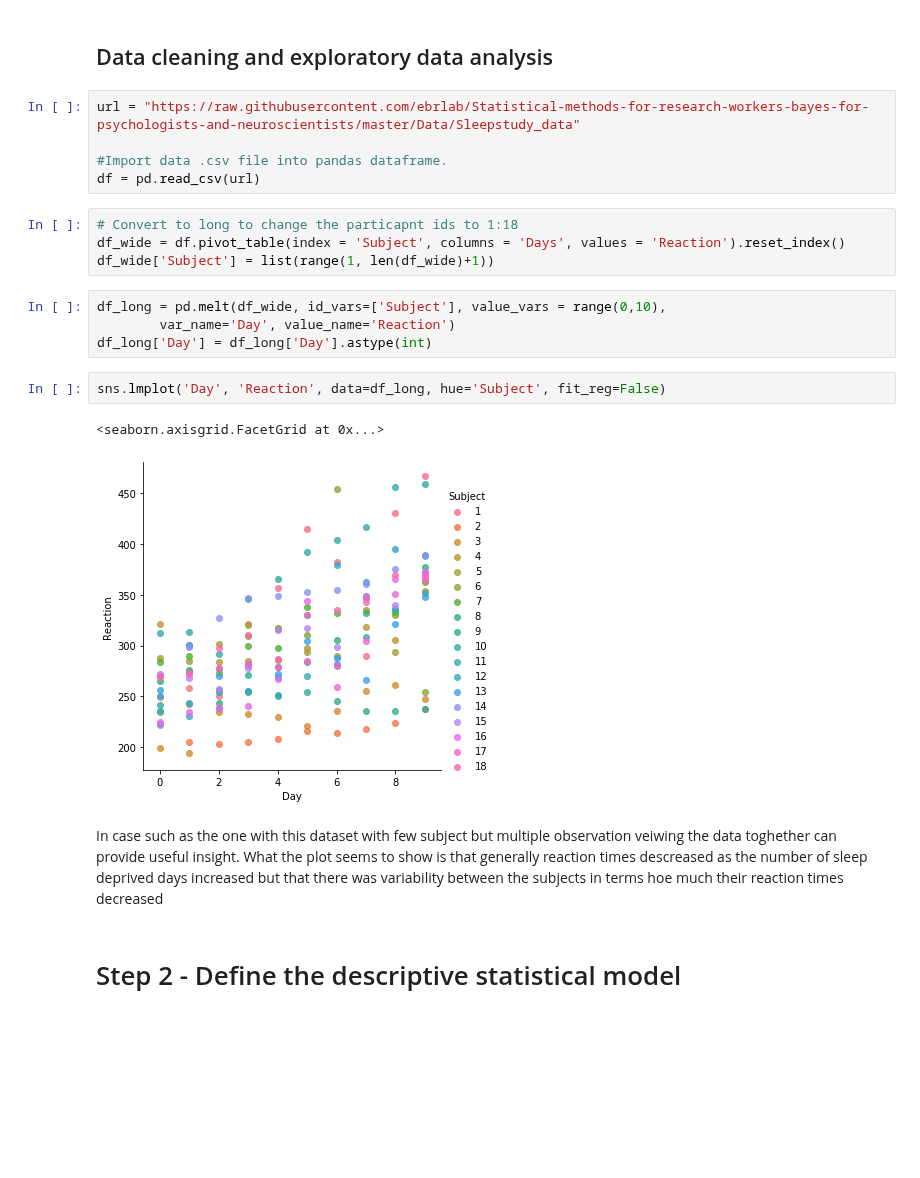
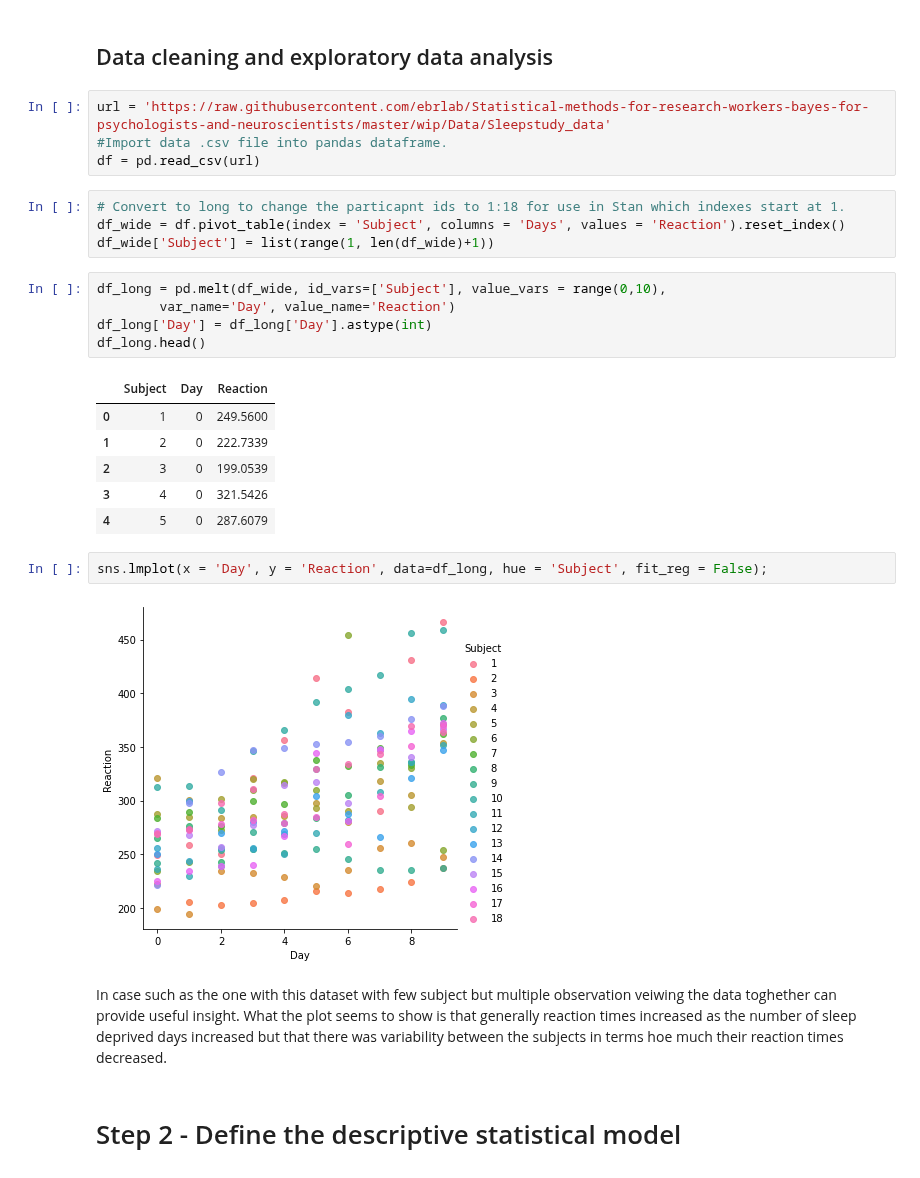
Before and after one commit to ebrlab/Statistical-methods-for-research-workers-bayes-for-psychologists-and-neuroscientists, a Jupyter notebook: wip/Bayesian estimation of Linear mixed model.ipynb, the cells around one changed output. Drawn from its saved outputs; the diff is of its cells as text; blank space fills up the shorter version.

```diff
--- a/wip/Bayesian estimation of Linear mixed model.ipynb
+++ b/wip/Bayesian estimation of Linear mixed model.ipynb
@@ -86,25 +89,31 @@ The "sleep study" dataset consists of repeated observations from 18 participants
 # %% [markdown]
 ## Data cleaning and exploratory data analysis
 # %%
-url = "https://raw.githubusercontent.com/ebrlab/Statistical-methods-for-research-workers-bayes-for-psychologists-and-neuroscientists/master/Data/Sleepstudy_data"
-
+url = 'https://raw.githubusercontent.com/ebrlab/Statistical-methods-for-research-workers-bayes-for-psychologists-and-neuroscientists/master/wip/Data/Sleepstudy_data'
 #Import data .csv file into pandas dataframe.
 df = pd.read_csv(url)
 # %%
-# Convert to long to change the particapnt ids to 1:18
+# Convert to long to change the particapnt ids to 1:18 for use in Stan which indexes start at 1.
 df_wide = df.pivot_table(index = 'Subject', columns = 'Days', values = 'Reaction').reset_index()
 df_wide['Subject'] = list(range(1, len(df_wide)+1))
 # %%
 df_long = pd.melt(df_wide, id_vars=['Subject'], value_vars = range(0,10),
         var_name='Day', value_name='Reaction')
 df_long['Day'] = df_long['Day'].astype(int)
+df_long.head()
+# %% [output]
+|  | Subject | Day | Reaction |
+| 0 | 1 | 0 | 249.5600 |
+| 1 | 2 | 0 | 222.7339 |
+| 2 | 3 | 0 | 199.0539 |
+| 3 | 4 | 0 | 321.5426 |
+| 4 | 5 | 0 | 287.6079 |
 # %%
-sns.lmplot('Day', 'Reaction', data=df_long, hue='Subject', fit_reg=False)
+sns.lmplot(x = 'Day', y = 'Reaction', data=df_long, hue = 'Subject', fit_reg = False);
 # %% [output]
-<seaborn.axisgrid.FacetGrid at 0x...>
-[figure, old version]
+[figure, new version]
 # %% [markdown]
-In case such as the one with this dataset with few subject but multiple observation veiwing the data toghether can provide useful insight. What the plot seems to show is that generally reaction times descreased as the number of sleep deprived days increased but that there was variability between the subjects in terms hoe much their reaction times decreased
+In case such as the one with this dataset with few subject but multiple observation veiwing the data toghether can provide useful insight. What the plot seems to show is that generally reaction times increased as the number of sleep deprived days increased but that there was variability between the subjects in terms hoe much their reaction times decreased.
 # %% [markdown]
 # Step 2 - Define the descriptive statistical model \begin{align*}
 y_{ij} &\sim Normal(\beta_0 + u_{1j} + x(\beta_1 + u_{2j}), \sigma)
```
Also changed, not shown: parts of 47 cells of this notebook, 2 other files.
